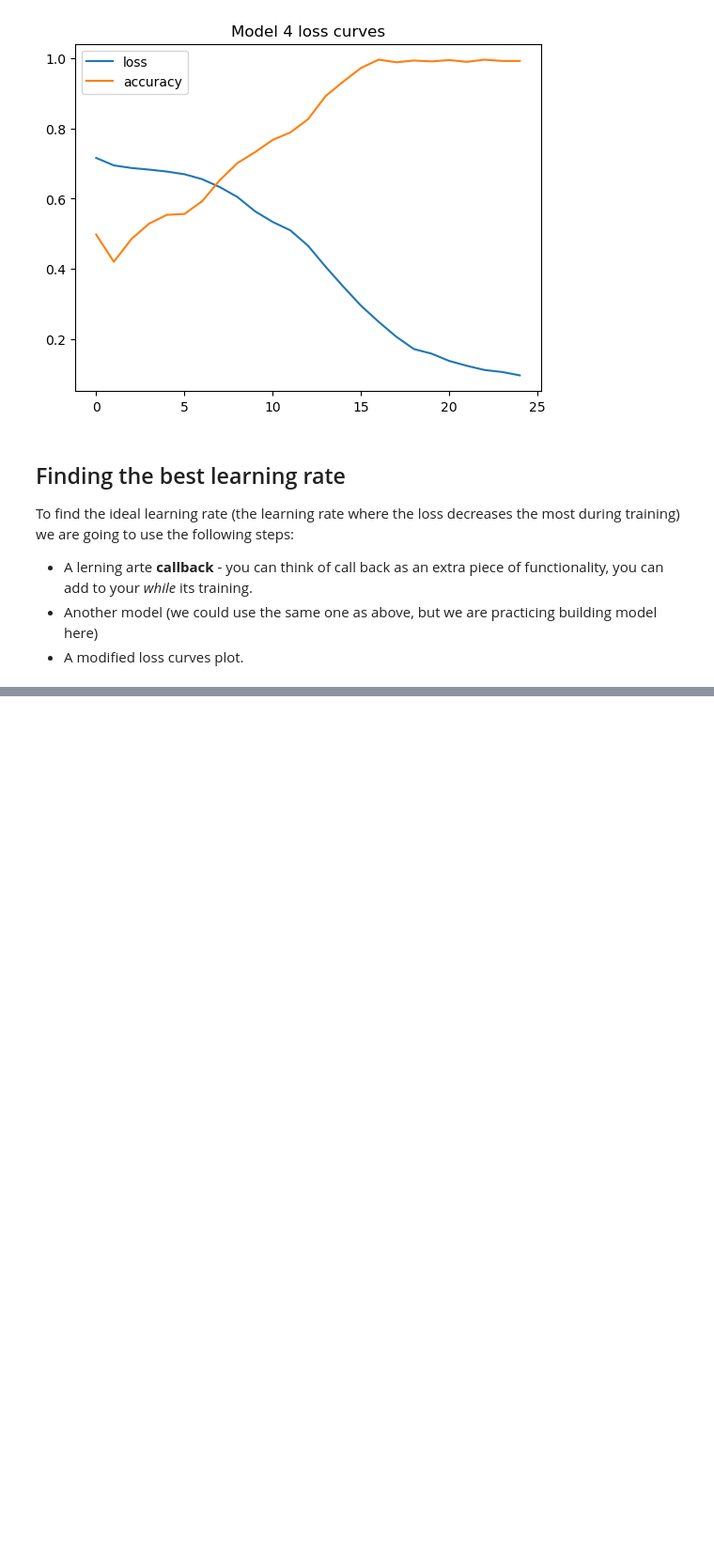
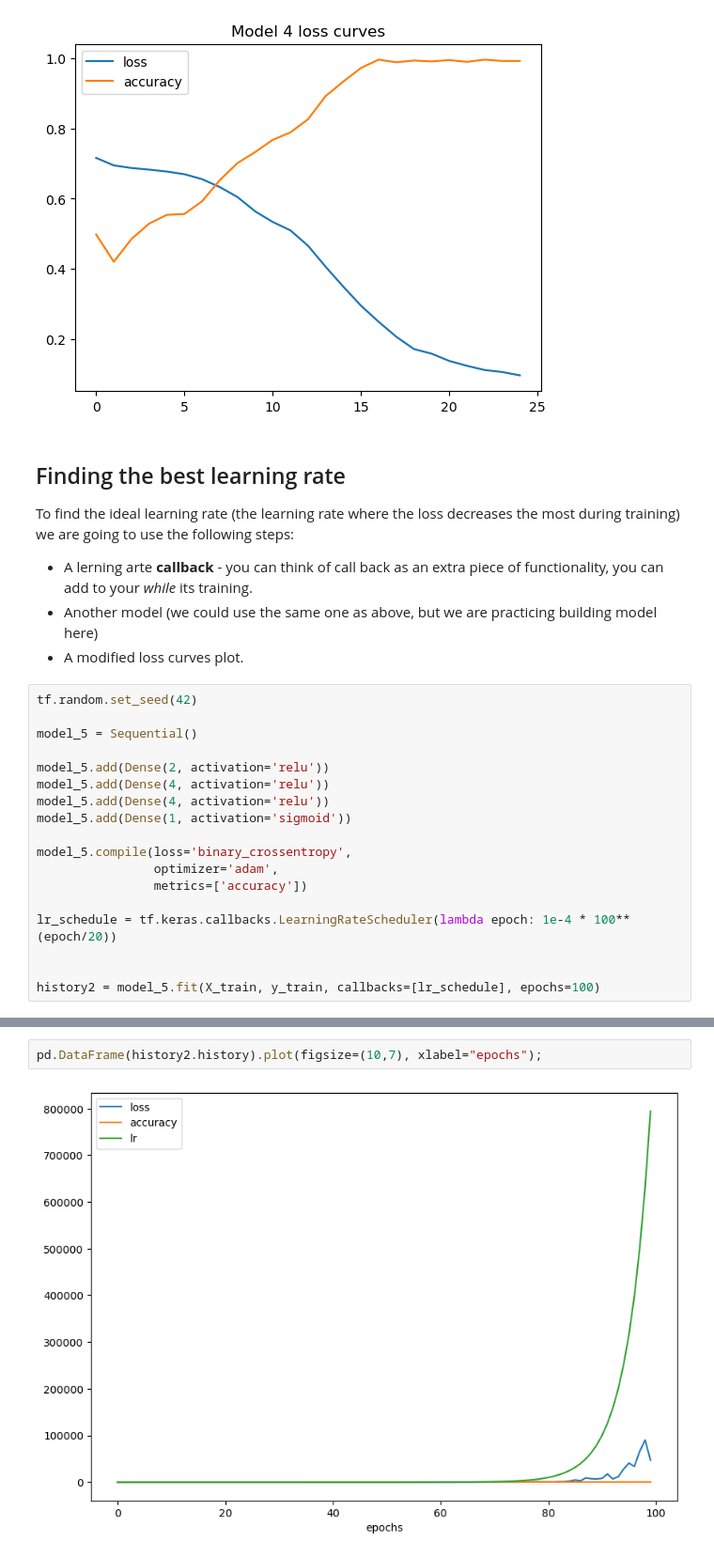
Before and after one commit to bmmukhridin/TensorFlow-Course, a Jupyter notebook: tf-classification.ipynb, the cells around one changed output, grey strips where cells are left out. Shown at 94% size. Drawn from its saved outputs; the diff is of its cells as text; blank space fills up the shorter version.

```diff
--- a/tf-classification.ipynb
+++ b/tf-classification.ipynb
@@ -289,3 +289,21 @@ To find the ideal learning rate (the learning rate where the loss decreases the
 * A lerning arte **callback** - you can think of call back as an extra piece of functionality, you can add to your *while* its training.
 * Another model (we could use the same one as above, but we are practicing building model here)
 * A modified loss curves plot.
+# %%
+tf.random.set_seed(42)
+
+model_5 = Sequential()
+
+model_5.add(Dense(2, activation='relu'))
+model_5.add(Dense(4, activation='relu'))
+model_5.add(Dense(4, activation='relu'))
+model_5.add(Dense(1, activation='sigmoid'))
+
+model_5.compile(loss='binary_crossentropy',
+                optimizer='adam',
+                metrics=['accuracy'])
+
+lr_schedule = tf.keras.callbacks.LearningRateScheduler(lambda epoch: 1e-4 * 100**(epoch/20))
+
+
+history2 = model_5.fit(X_train, y_train, callbacks=[lr_schedule], epochs=100)
@@ -291,0 +328,4 @@ To find the ideal learning rate (the learning rate where the loss decreases the
+# %%
+pd.DataFrame(history2.history).plot(figsize=(10,7), xlabel="epochs");
+# %% [output]
+[figure, added]
```
Also changed, not shown: parts of 16 cells of this notebook.
